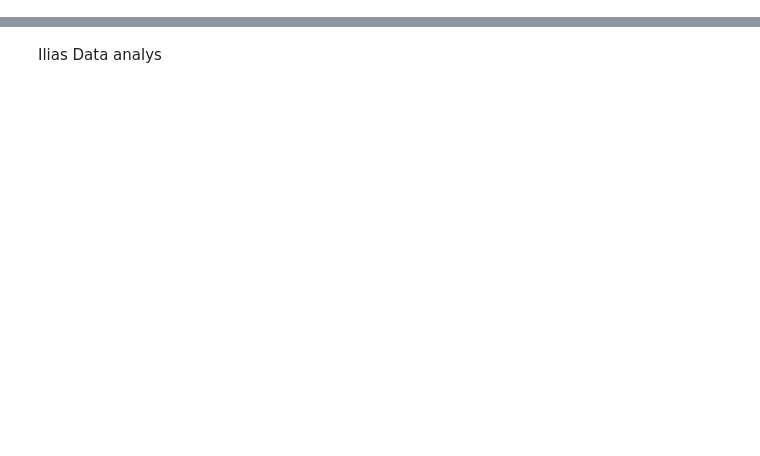
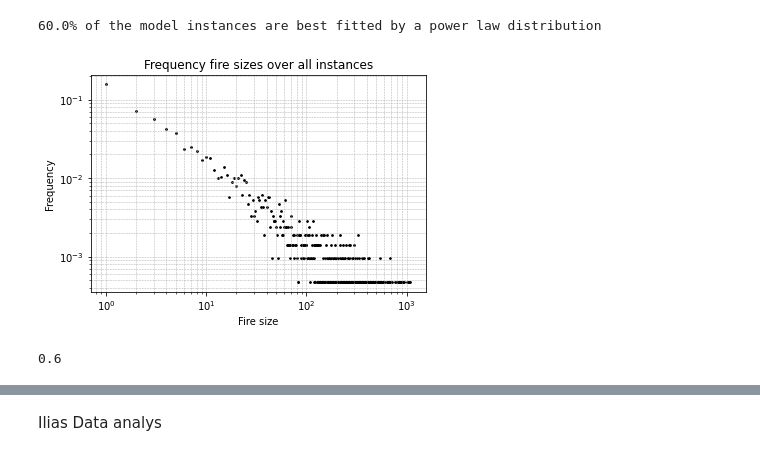
Before and after one commit to JTimmr/Complex_Systems, a Jupyter notebook: code.ipynb, the cells around one changed output, grey strips where cells are left out. Drawn from its saved outputs; the diff is of its cells as text; code cells hidden in the pictures; blank space fills up the shorter version.

```diff
--- a/code.ipynb
+++ b/code.ipynb
@@ -13,12 +22,17 @@ from forest_sim import run_simulation, initialize_forest
 L = 50
 g = 1
 f = 50
-timesteps = 2000
-instances = 1
+timesteps = 10**4
+instances = 30
 freeze_time_during_fire = True
 remember_history = False
-
 analysis_exp =  Analyse(L, g, f, freeze_time_during_fire, remember_history, timesteps, instances)
-analysis_exp.run_one_instance()
-
-analysis_exp.animate('animation')
+analysis_exp.run_all()
+analysis_exp.find_proportion_power_law()
+# %%
+# (2)
+print(f'{analysis_exp.proportion_power_law * 100}% of the model instances are best fitted by a power law distribution')
+analysis_exp.log_log_plot()
+# %% [output]
+60.0% of the model instances are best fitted by a power law distribution
+[figure, added]
@@ -24,0 +41,4 @@ analysis_exp.animate('animation')
+# %%
+analysis_exp.proportion_power_law
+# %% [output]
+0.6
```
Also changed, not shown: parts of 5 cells of this notebook, 1 other file.
